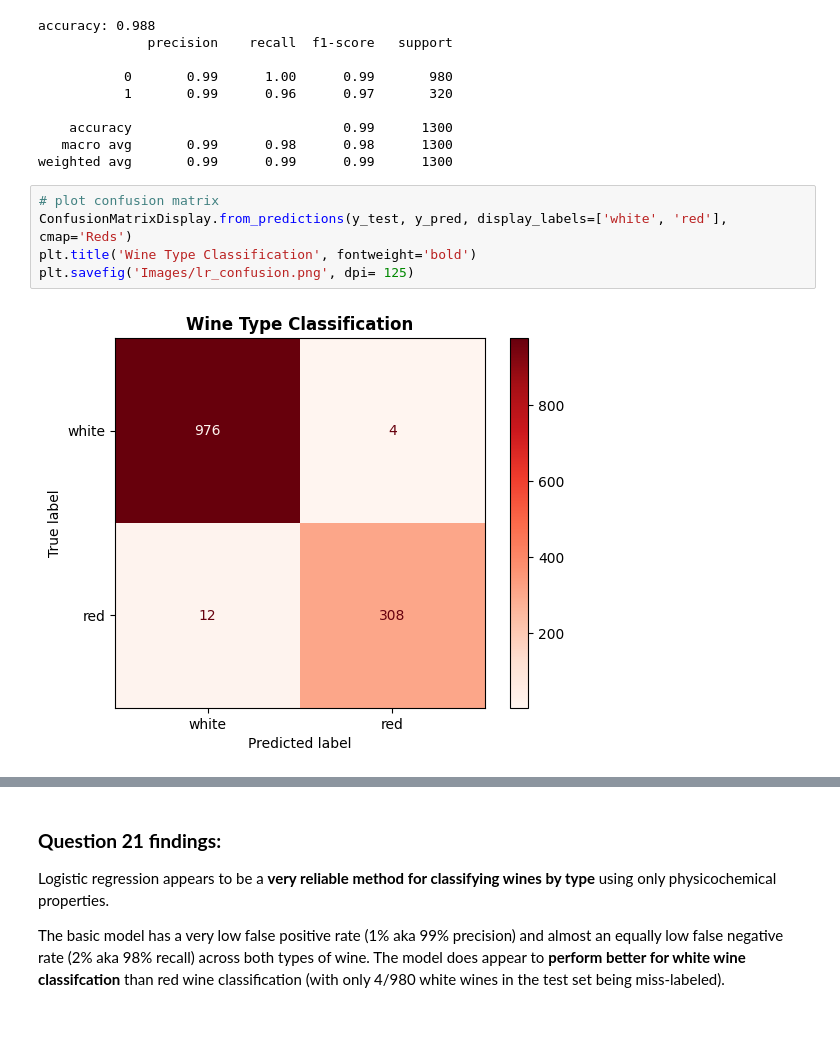
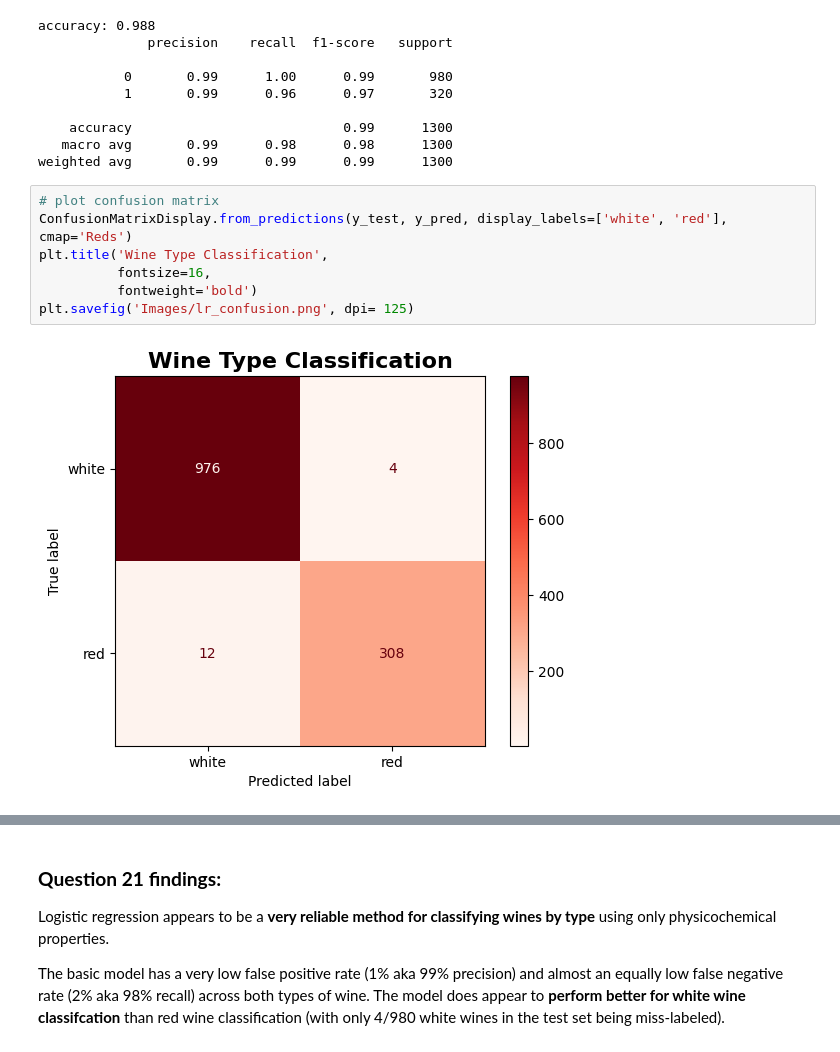
Before and after one commit to bspoerri/DS5010-Final-Project, a Jupyter notebook: final_project.ipynb, the cells around one changed output, grey strips where cells are left out. Cells and saved outputs as stored; diff of their text form; blank space fills up the shorter version.

```diff
--- a/final_project.ipynb
+++ b/final_project.ipynb
@@ -1354,10 +1356,12 @@ weighted avg       0.99      0.99      0.99      1300
 # %%
 # plot confusion matrix
 ConfusionMatrixDisplay.from_predictions(y_test, y_pred, display_labels=['white', 'red'], cmap='Reds')
-plt.title('Wine Type Classification', fontweight='bold')
+plt.title('Wine Type Classification',
+          fontsize=16,
+          fontweight='bold')
 plt.savefig('Images/lr_confusion.png', dpi= 125)
 # %% [output]
-[figure, old version]
+[figure, new version]
 # %%
 # create isomap to show feature distances in low dimensional space
 # reduce dimensions from 11 to 2 using isomap (preserves geodesic distances)
```
Also changed, not shown: parts of 9 cells of this notebook, 6 other files.
